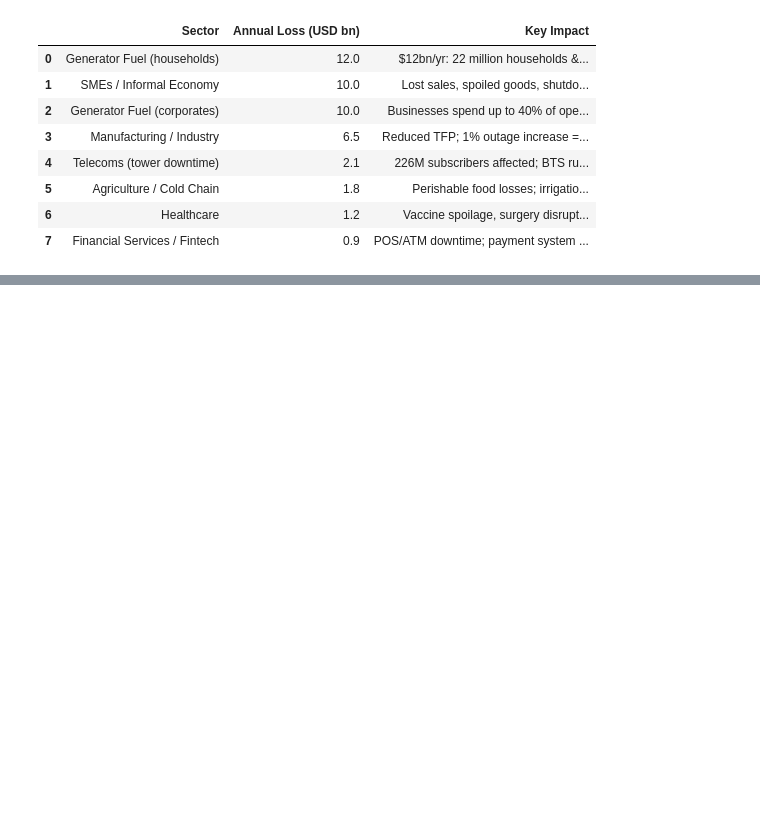
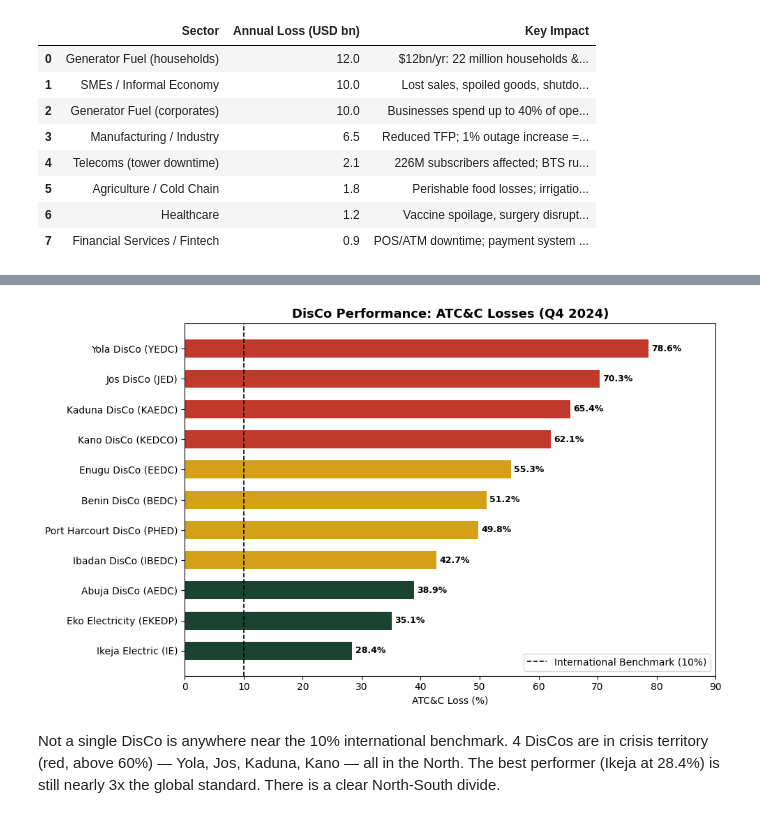
Before and after one commit to jayy-agu/nigeria-power-crisis-analysis, a Jupyter notebook: Nigeria Power Crisis Data Analysis/power.ipynb, the cells around one changed output, grey strips where cells are left out. Cells and saved outputs as stored; diff of their text form; code cells hidden in the pictures; blank space fills up the shorter version.

```diff
--- a/Nigeria Power Crisis Data Analysis/power.ipynb
+++ b/Nigeria Power Crisis Data Analysis/power.ipynb
@@ -1121,0 +289,24 @@ potentially higher under the polynomial model as deterioration accelerates.
+# %%
+df_disco_sorted = df_disco.sort_values('ATC&C Loss (%)', ascending=True)
+
+fig, ax = plt.subplots(figsize=(10, 6))
+colors = ['#C0392B' if x > 60 else '#D4A017' if x > 40 else '#1B4332'
+          for x in df_disco_sorted['ATC&C Loss (%)']]
+bars = ax.barh(df_disco_sorted['DisCo'], df_disco_sorted['ATC&C Loss (%)'], color=colors, height=0.6)
+
+for bar in bars:
+    ax.text(bar.get_width() + 0.5, bar.get_y() + bar.get_height()/2,
+            f"{bar.get_width():.1f}%", va='center', fontsize=9, fontweight='bold')
+
+ax.axvline(x=10, color='black', linestyle='--', linewidth=1.2, label='International Benchmark (10%)')
+ax.set_xlabel('ATC&C Loss (%)')
+ax.set_title('DisCo Performance: ATC&C Losses (Q4 2024)', fontsize=13, fontweight='bold')
+ax.legend()
+ax.set_xlim(0, 90)
+plt.tight_layout()
+plt.savefig(os.path.join(output_dir, 'chart3_disco_atcc.png'), dpi=300, bbox_inches='tight')
+plt.show()
+# %% [output]
+[figure, added]
+# %% [markdown]
+Not a single DisCo is anywhere near the 10% international benchmark. 4 DisCos are in crisis territory (red, above 60%) — Yola, Jos, Kaduna, Kano — all in the North. The best performer (Ikeja at 28.4%) is still nearly 3x the global standard. There is a clear North-South divide.
```
Also changed, not shown: parts of 115 cells of this notebook.
